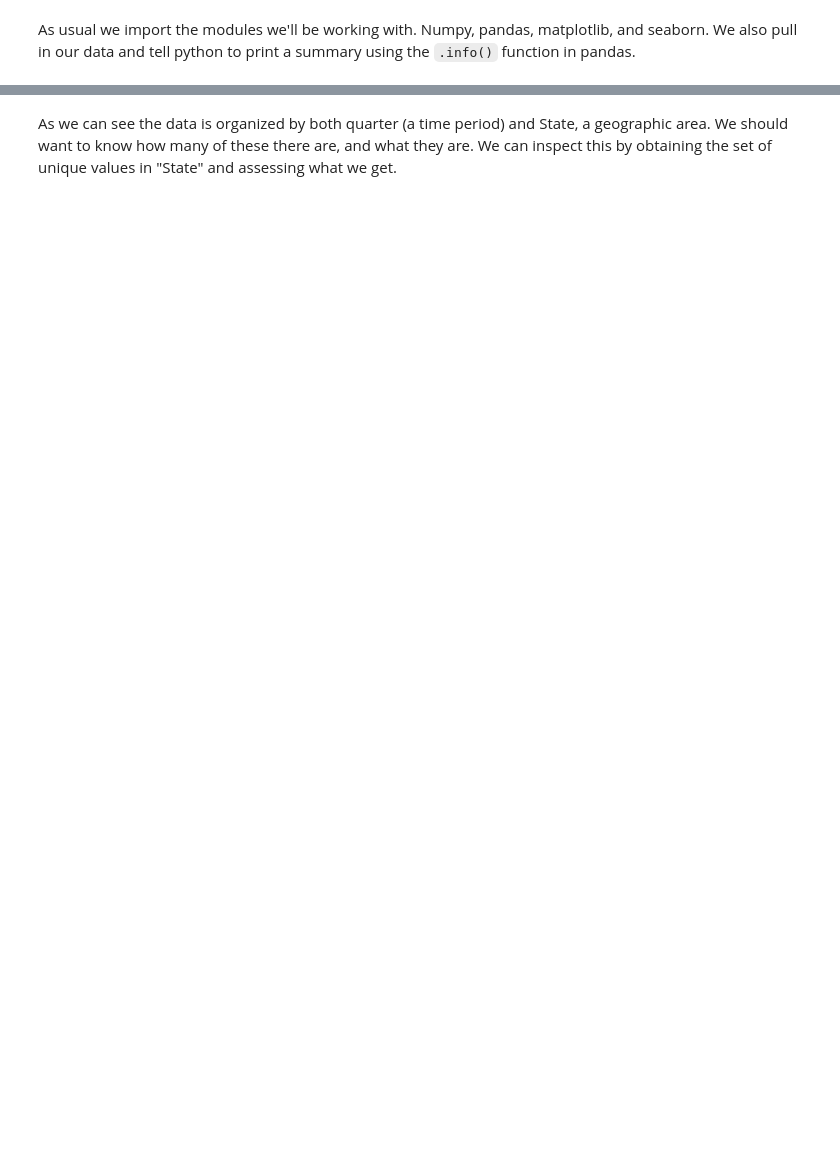
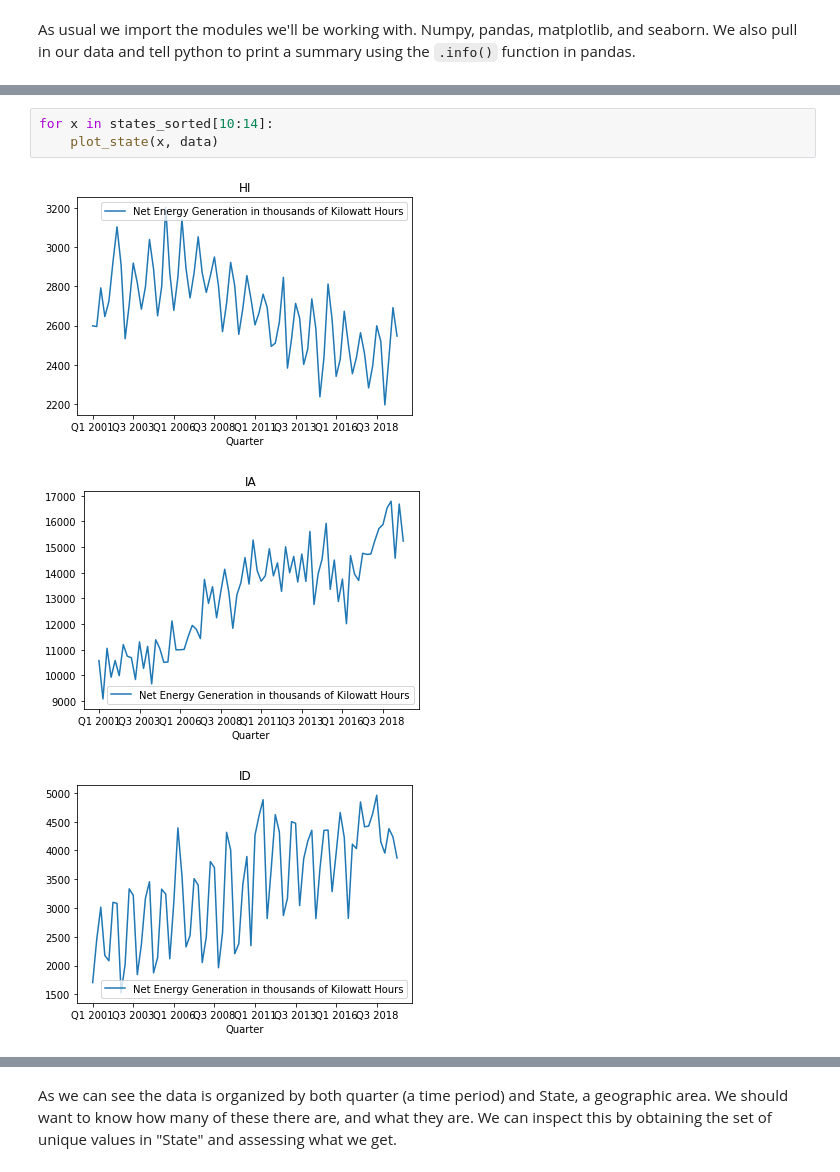
Before and after one commit to alexschwartzburg/Energy_Use_USA, a Jupyter notebook: Analysis_of_Net_Energy_Consumption_USA_source_EIA.ipynb, the cells around one changed output, grey strips where cells are left out. Saved outputs shown, nothing was run; the diff lists cells and outputs as text; blank space fills up the shorter version.

```diff
--- a/Analysis_of_Net_Energy_Consumption_USA_source_EIA.ipynb
+++ b/Analysis_of_Net_Energy_Consumption_USA_source_EIA.ipynb
@@ -54,0 +264,7 @@ memory usage: 110.6+ KB
+# %%
+for x in states_sorted[10:14]:
+	plot_state(x, data)
+# %% [output]
+[figure, added]
+[figure, added]
+[figure, added]
```
Also changed, not shown: parts of 50 cells of this notebook.
